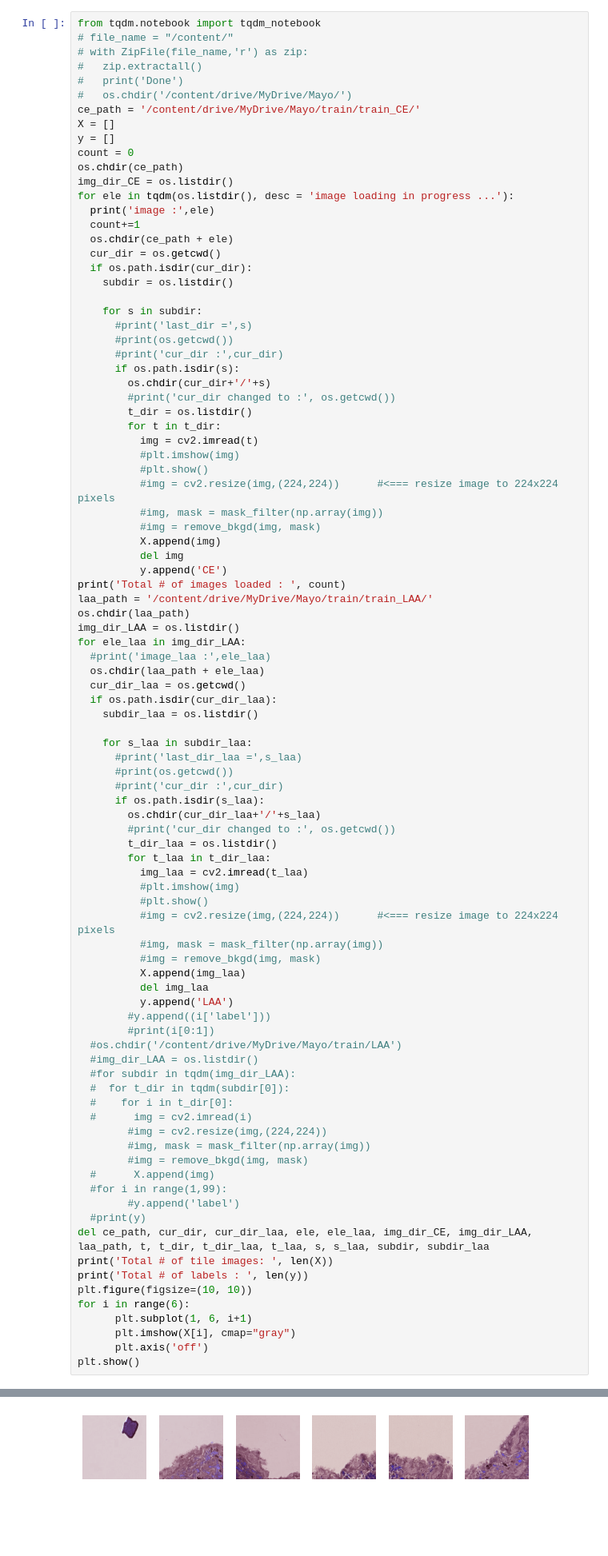
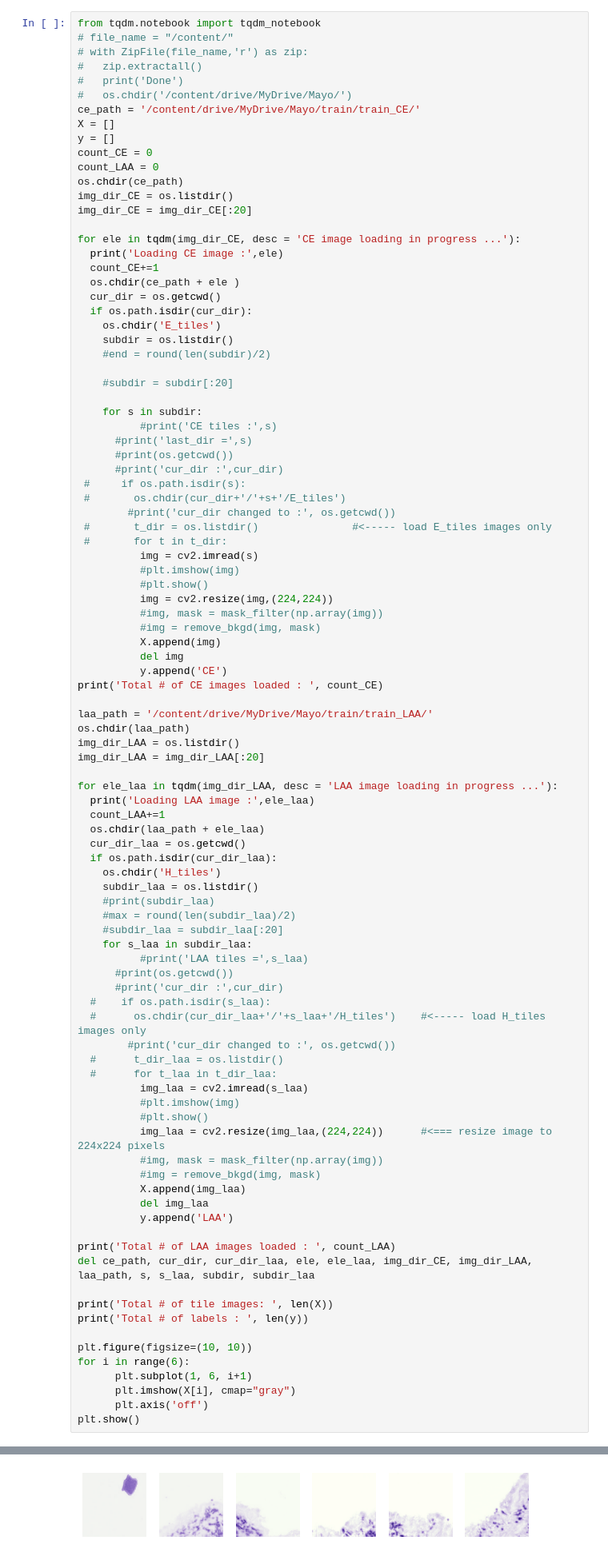
Before and after one commit to dingowhiz/Data_Analytics_ML, a Jupyter notebook: mayo_wsi_anomaly.ipynb, the cells around one changed output, grey strips where cells are left out. Shown at 80% size. Cells and saved outputs as stored; diff of their text form; blank space fills up the shorter version.

```diff
--- a/mayo_wsi_anomaly.ipynb
+++ b/mayo_wsi_anomaly.ipynb
@@ -279,82 +280,86 @@ from tqdm.notebook import tqdm_notebook
 ce_path = '/content/drive/MyDrive/Mayo/train/train_CE/'
 X = []
 y = []
-count = 0
+count_CE = 0
+count_LAA = 0
 os.chdir(ce_path)
 img_dir_CE = os.listdir()
-for ele in tqdm(os.listdir(), desc = 'image loading in progress ...'):
-  print('image :',ele)
-  count+=1
-  os.chdir(ce_path + ele)
+img_dir_CE = img_dir_CE[:20]
+
+for ele in tqdm(img_dir_CE, desc = 'CE image loading in progress ...'):
+  print('Loading CE image :',ele)
+  count_CE+=1
+  os.chdir(ce_path + ele )
   cur_dir = os.getcwd()
   if os.path.isdir(cur_dir):
+    os.chdir('E_tiles')
     subdir = os.listdir()
+    #end = round(len(subdir)/2)
+
+    #subdir = subdir[:20]
 
     for s in subdir:
+          #print('CE tiles :',s)
       #print('last_dir =',s)
       #print(os.getcwd())
       #print('cur_dir :',cur_dir)
-      if os.path.isdir(s):
-        os.chdir(cur_dir+'/'+s)
+ #     if os.path.isdir(s):
+ #       os.chdir(cur_dir+'/'+s+'/E_tiles')
         #print('cur_dir changed to :', os.getcwd())
-        t_dir = os.listdir()
-        for t in t_dir:
-          img = cv2.imread(t)
+ #       t_dir = os.listdir()               #<----- load E_tiles images only
+ #       for t in t_dir:
+          img = cv2.imread(s)
           #plt.imshow(img)
           #plt.show()
-          #img = cv2.resize(img,(224,224))      #<=== resize image to 224x224 pixels
+          img = cv2.resize(img,(224,224))
           #img, mask = mask_filter(np.array(img))
           #img = remove_bkgd(img, mask)
           X.append(img)
           del img
           y.append('CE')
-print('Total # of images loaded : ', count)
+print('Total # of CE images loaded : ', count_CE)
+
 laa_path = '/content/drive/MyDrive/Mayo/train/train_LAA/'
 os.chdir(laa_path)
 img_dir_LAA = os.listdir()
-for ele_laa in img_dir_LAA:
-  #print('image_laa :',ele_laa)
+img_dir_LAA = img_dir_LAA[:20]
+
+for ele_laa in tqdm(img_dir_LAA, desc = 'LAA image loading in progress ...'):
+  print('Loading LAA image :',ele_laa)
+  count_LAA+=1
   os.chdir(laa_path + ele_laa)
   cur_dir_laa = os.getcwd()
   if os.path.isdir(cur_dir_laa):
+    os.chdir('H_tiles')
     subdir_laa = os.listdir()
-
+    #print(subdir_laa)
+    #max = round(len(subdir_laa)/2)
+    #subdir_laa = subdir_laa[:20]
     for s_laa in subdir_laa:
-      #print('last_dir_laa =',s_laa)
+          #print('LAA tiles =',s_laa)
       #print(os.getcwd())
       #print('cur_dir :',cur_dir)
-      if os.path.isdir(s_laa):
-        os.chdir(cur_dir_laa+'/'+s_laa)
+  #    if os.path.isdir(s_laa):
+  #      os.chdir(cur_dir_laa+'/'+s_laa+'/H_tiles')    #<----- load H_tiles images only
         #print('cur_dir changed to :', os.getcwd())
-        t_dir_laa = os.listdir()
-        for t_laa in t_dir_laa:
-          img_laa = cv2.imread(t_laa)
+  #      t_dir_laa = os.listdir()
+  #      for t_laa in t_dir_laa:
+          img_laa = cv2.imread(s_laa)
           #plt.imshow(img)
           #plt.show()
-          #img = cv2.resize(img,(224,224))      #<=== resize image to 224x224 pixels
+          img_laa = cv2.resize(img_laa,(224,224))      #<=== resize image to 224x224 pixels
           #img, mask = mask_filter(np.array(img))
           #img = remove_bkgd(img, mask)
           X.append(img_laa)
           del img_laa
           y.append('LAA')
-        #y.append((i['label']))
-        #print(i[0:1])
-  #os.chdir('/content/drive/MyDrive/Mayo/train/LAA')
-  #img_dir_LAA = os.listdir()
-  #for subdir in tqdm(img_dir_LAA):
-  #  for t_dir in tqdm(subdir[0]):
-  #    for i in t_dir[0]:
-  #      img = cv2.imread(i)
-        #img = cv2.resize(img,(224,224))
-        #img, mask = mask_filter(np.array(img))
-        #img = remove_bkgd(img, mask)
-  #      X.append(img)
-  #for i in range(1,99):
-        #y.append('label')
-  #print(y)
-del ce_path, cur_dir, cur_dir_laa, ele, ele_laa, img_dir_CE, img_dir_LAA, laa_path, t, t_dir, t_dir_laa, t_laa, s, s_laa, subdir, subdir_laa
+
+print('Total # of LAA images loaded : ', count_LAA)
+del ce_path, cur_dir, cur_dir_laa, ele, ele_laa, img_dir_CE, img_dir_LAA, laa_path, s, s_laa, subdir, subdir_laa
+
 print('Total # of tile images: ', len(X))
 print('Total # of labels : ', len(y))
+
 plt.figure(figsize=(10, 10))
 for i in range(6):
       plt.subplot(1, 6, i+1)
@@ -382 +404 @@ Total # of labels :  16450
-[figure, old version]
+[figure, new version]
```
Also changed, not shown: parts of 30 cells of this notebook.
